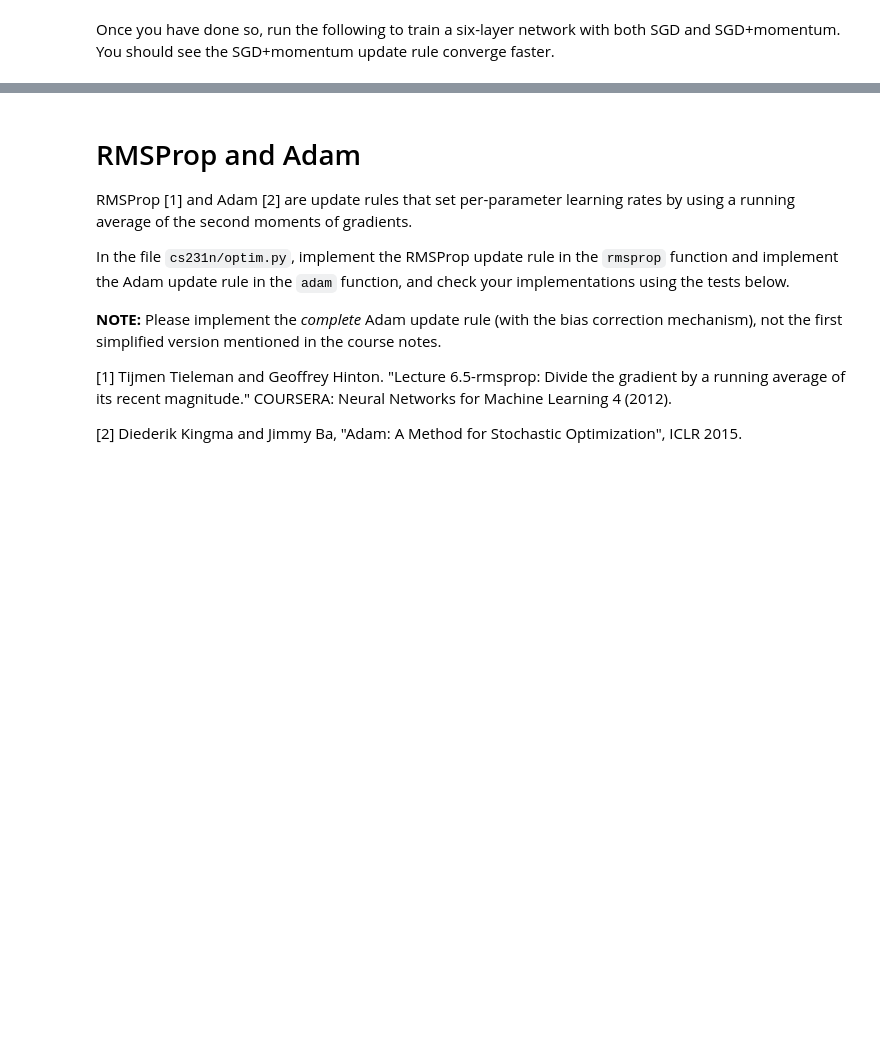
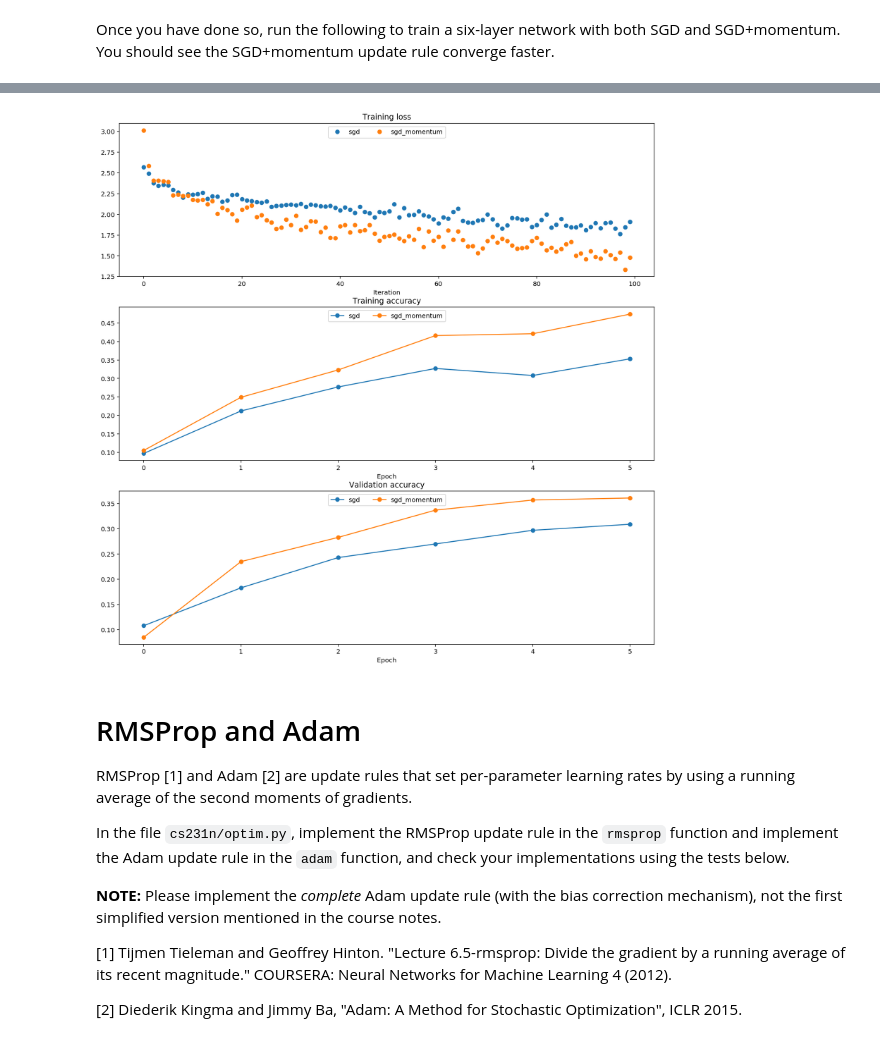
Before and after one commit to jpmassena/CS231n-2018, a Jupyter notebook: assignment2/FullyConnectedNets.ipynb, the cells around one changed output, grey strips where cells are left out. Cells and saved outputs as stored; diff of their text form; code cells hidden in the pictures; blank space fills up the shorter version.

```diff
--- a/assignment2/FullyConnectedNets.ipynb
+++ b/assignment2/FullyConnectedNets.ipynb
@@ -601,10 +601,10 @@ for update_rule in ['sgd', 'sgd_momentum']:
   model = FullyConnectedNet([100, 100, 100, 100, 100], weight_scale=5e-2)
 
   solver = Solver(model, small_data,
-                  num_epochs=5, batch_size=100,
+                  num_epochs=5, batch_size=200,
                   update_rule=update_rule,
                   optim_config={
-                    'learning_rate': 1e-2,
+                    'learning_rate': 8e-3,
                   },
                   verbose=True)
   solvers[update_rule] = solver
@@ -638,3 +638,4 @@ for i in [1, 2, 3]:
   plt.legend(loc='upper center', ncol=4)
 plt.gcf().set_size_inches(15, 15)
 plt.show()
+# %% [output]
@@ -641,3 +659,4 @@ plt.show()
+[figure, added]
 # %% [markdown]
 # RMSProp and Adam
 RMSProp [1] and Adam [2] are update rules that set per-parameter learning rates by using a running average of the second moments of gradients.
```
Also changed, not shown: parts of 13 cells of this notebook, 1 other file.
